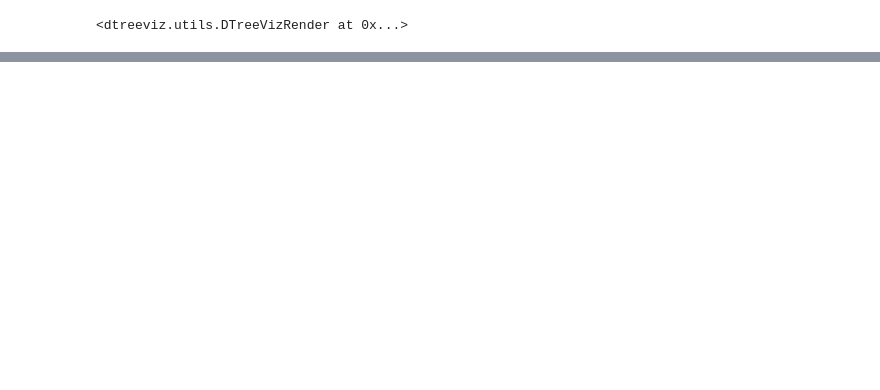
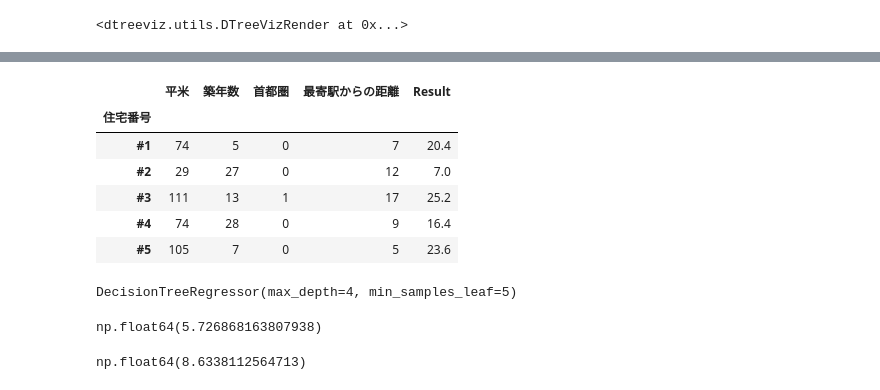
Before and after one commit to itsukikawamu/practice_python, a Jupyter notebook: src/supervised_learning/super_learning.ipynb, the cells around one changed output, grey strips where cells are left out. Saved outputs shown, nothing was run; the diff lists cells and outputs as text; code cells hidden in the pictures; blank space fills up the shorter version.

```diff
--- a/src/supervised_learning/super_learning.ipynb
+++ b/src/supervised_learning/super_learning.ipynb
@@ -61,0 +156,36 @@ viz.view(scale=1.5)
+# %%
+df_reg = pd.read_excel("家賃データ.xlsx", index_col="住宅番号")
+
+X = df_reg[["平米", "築年数", "首都圏", "最寄駅からの距離"]]
+y = df_reg["Result"]
+X_train, X_test, y_train, y_test = train_test_split(
+    X, y, test_size=0.3
+)
+df_reg.head()
+# %% [output]
+|  | 平米 | 築年数 | 首都圏 | 最寄駅からの距離 | Result |
+| 住宅番号 |  |  |  |  |  |
+| #1 | 74 | 5 | 0 | 7 | 20.4 |
+| #2 | 29 | 27 | 0 | 12 | 7.0 |
+| #3 | 111 | 13 | 1 | 17 | 25.2 |
+| #4 | 74 | 28 | 0 | 9 | 16.4 |
+| #5 | 105 | 7 | 0 | 5 | 23.6 |
+# %%
+from sklearn.tree import DecisionTreeRegressor
+model = DecisionTreeRegressor(max_depth=4, min_samples_leaf=5)
+model.fit(X_train, y_train)
+# %% [output]
+DecisionTreeRegressor(max_depth=4, min_samples_leaf=5)
+# %%
+from sklearn.metrics import mean_squared_error
+y_pred_train = model.predict(X_train)
+MSE = mean_squared_error(y_train, y_pred_train)
+MSE #学習データの誤差
+# %% [output]
+np.float64(5.726868163807938)
+# %%
+y_pred = model.predict(X_test)
+MSE = mean_squared_error(y_test, y_pred)
+MSE #テストデータの誤差
+# %% [output]
+np.float64(8.6338112564713)
```
Also changed, not shown: parts of 17 cells of this notebook.
